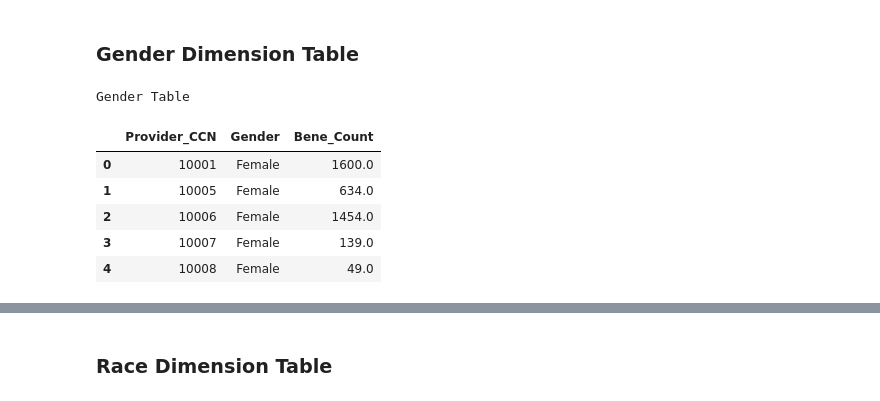
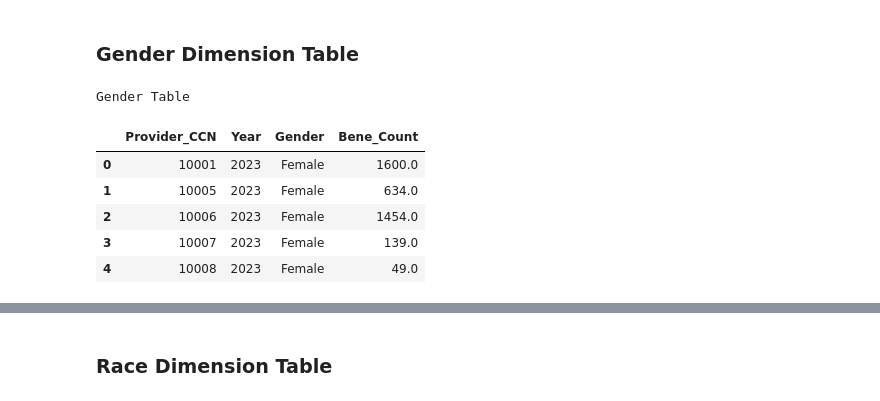
Before and after one commit to swamini-21/cms-medicare-analysis, a Jupyter notebook: notebooks/ETL_Pipeline.ipynb, the cells around one changed output, grey strips where cells are left out. Saved outputs shown, nothing was run; the diff lists cells and outputs as text; code cells hidden in the pictures.

```diff
--- a/notebooks/ETL_Pipeline.ipynb
+++ b/notebooks/ETL_Pipeline.ipynb
@@ -30,7 +30,8 @@ Extracting Medicare Inpatient Hospitals - by Provider/2023/MUP_INP_RY25_P04_V10_
 Success! File saved at: ../Data\Medicare Inpatient Hospitals - by Provider/2023/MUP_INP_RY25_P04_V10_DY23_Prv.CSV
 # %%
 import pandas as pd
-df = pd.read_csv("../Data/Medicare Inpatient Hospitals - by Provider/2023/MUP_INP_RY25_P04_V10_DY23_Prv.CSV", encoding="cp1252", dtype={'Rndrng_Prvdr_Zip5': str})
+df = pd.read_csv("../Data/Medicare Inpatient Hospitals - by Provider/2023/MUP_INP_RY25_P04_V10_DY23_Prv.CSV",
+                 sep=',', encoding="cp1252", dtype={'Rndrng_Prvdr_Zip5': str})
 df.head(3)
 # %% [output]
 |  | Rndrng_Prvdr_CCN | Rndrng_Prvdr_Org_Name | Rndrng_Prvdr_St | Rndrng_Prvdr_City | Rndrng_Prvdr_Zip5 | ... |
@@ -132,7 +217,8 @@ object_cols = df.select_dtypes(include=['object']).columns
 df[object_cols] = df[object_cols].fillna('Unknown')
 
 #Compute Minority Share
-df["Minority_Share"] = round((df["Blacks"]+df["Asia_Pacific_Islanders"]+df["Hispanics"]+df["Indigineous_Americans"])/df["Total_Bene"],2)
+df["Minority_Count"] = (df["Blacks"]+df["Asia_Pacific_Islanders"]+df["Hispanics"]+df["Indigineous_Americans"])
+df["Minority_Share"] = round(df["Minority_Count"] / df["Total_Bene"], 2)
 
 df.info()
 # %% [output]
@@ -315,17 +401,17 @@ memory usage: 1.3+ MB
 # %%
 # Define the buckets
 gender_cols = ['Female', 'Male']
 
 #  Pivot gender
-df_gender = df.melt(id_vars=['Provider_CCN'], value_vars=gender_cols, var_name='Gender', value_name='Bene_Count')
+df_gender = df.melt(id_vars=['Provider_CCN', 'Year'], value_vars=gender_cols, var_name='Gender', value_name='Bene_Count')
 print("Gender Table")
 df_gender.head()
 # %% [output]
 Gender Table
-|  | Provider_CCN | Gender | Bene_Count |
-| 0 | 10001 | Female | 1600.0 |
-| 1 | 10005 | Female | 634.0 |
-| 2 | 10006 | Female | 1454.0 |
-| 3 | 10007 | Female | 139.0 |
-| 4 | 10008 | Female | 49.0 |
+|  | Provider_CCN | Year | Gender | Bene_Count |
+| 0 | 10001 | 2023 | Female | 1600.0 |
+| 1 | 10005 | 2023 | Female | 634.0 |
+| 2 | 10006 | 2023 | Female | 1454.0 |
+| 3 | 10007 | 2023 | Female | 139.0 |
+| 4 | 10008 | 2023 | Female | 49.0 |
 # %%
```
Also changed, not shown: parts of 37 cells of this notebook, 2 other files.
